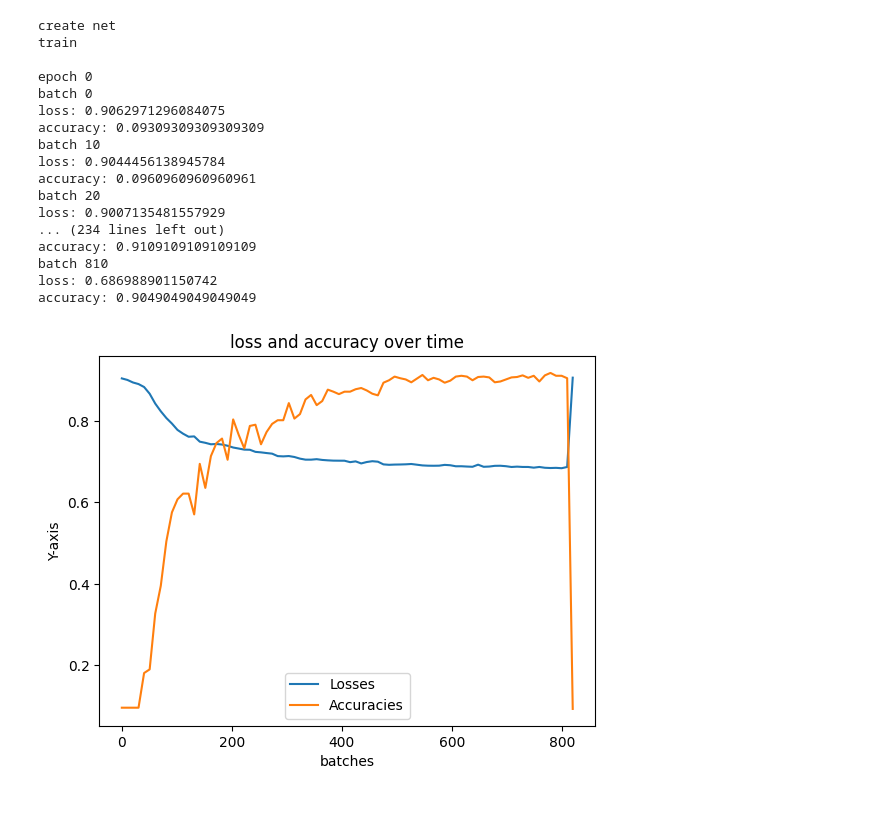
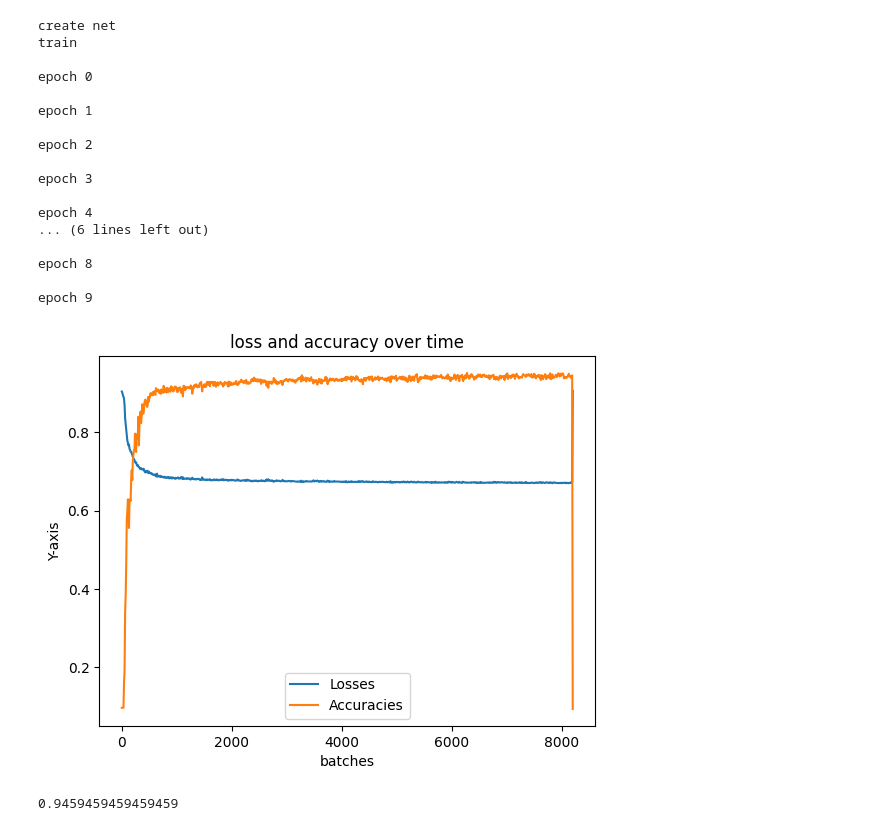
Before and after one commit to muyangyan/nntest, a Jupyter notebook: nntest.ipynb, the cells around one changed output. Drawn from its saved outputs; the diff is of its cells as text; code cells hidden in the pictures.

Commit message:
10 epochs

```diff
--- a/nntest.ipynb
+++ b/nntest.ipynb
@@ -230,44 +229,48 @@ class Net: # accepts a tuple indicating the number of nodes in each layer. conta
 # %%
 print("create net")
 testnet = Net((784, 20, 10))
 
 print("train")
-res = testnet.train(train_layers, train_labels, 50, 10, epochs=1)
+res = testnet.train(train_layers, train_labels, 50, 10, epochs=10)
 
 # Create a figure and axis
 fig, ax = plt.subplots()
 
 # Plot the lines
 ax.plot(res[0], res[1], label='Losses')
 ax.plot(res[0], res[2], label='Accuracies')
 
 # Customize the chart
 ax.set_title('loss and accuracy over time')
 ax.set_xlabel('batches')
 ax.set_ylabel('Y-axis')
 ax.legend()
 
 # Display the chart
 plt.show()
 # %% [output]
 create net
 train
 
 epoch 0
-batch 0
-loss: 0.9062971296084075
-accuracy: 0.09309309309309309
-batch 10
-loss: 0.9044456138945784
-accuracy: 0.0960960960960961
-batch 20
-loss: 0.9007135481557929
-... (234 lines left out)
-accuracy: 0.9109109109109109
-batch 810
-loss: 0.686988901150742
-accuracy: 0.9049049049049049
+
+epoch 1
+
+epoch 2
+
+epoch 3
+
+epoch 4
+... (6 lines left out)
+
+epoch 8
+
+epoch 9
-[figure, old version]
+[figure, new version]
+# %%
+testnet.acc(test_labels_number, test_layers)
+# %% [output]
+0.9459459459459459
 # %%
 # Prediction Interface
 # %%
```
Also changed, not shown: parts of 3 cells of this notebook.
